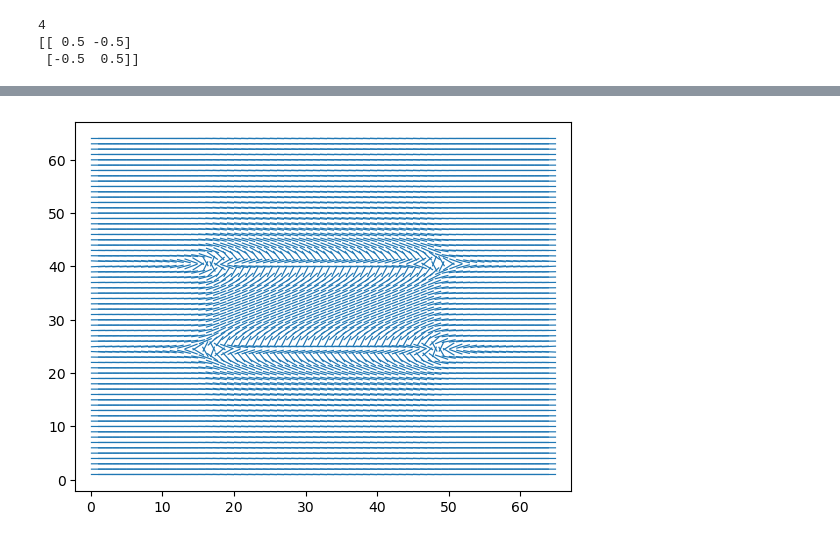
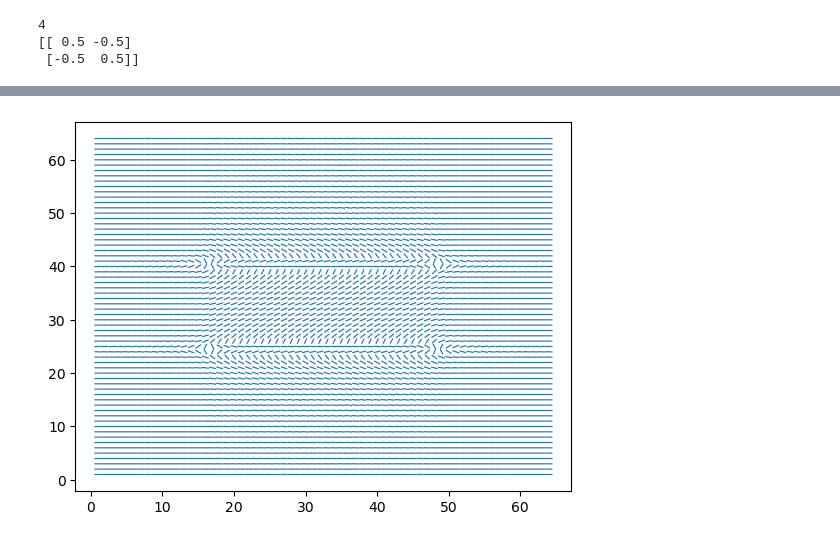
Before and after one commit to mdeutsc2/QtensorFEM, a Jupyter notebook: scripts/director_test.ipynb, the cells around one changed output, grey strips where cells are left out. Drawn from its saved outputs; the diff is of its cells as text; code cells hidden in the pictures.

```diff
--- a/scripts/director_test.ipynb
+++ b/scripts/director_test.ipynb
@@ -54,7 +54,12 @@ def gen_defects(lx,ly,anch):
                     yy[id] = yy[id] + (1.0-(anch.yspacing*(anch.ydefects+1.0))/ly)*(ly/2)
                 else:
                     yy[id] = jj*(ly)/(anch.xdefects+1.0)*0.5
-                q[id] = anch.defect_arr[ii-1,jj-1]
+                # if (ii-1 < 0):
+                #     ii = 0
+                # if (jj-1 < 0):
+                #     jj = 0
+                print(anch.defect_arr.shape)
+                q[id] = anch.defect_arr[jj-1,ii-1]
                 id = id + 1
     else:
         id = 1
@@ -78,9 +102,9 @@ nx,ny,nz = gen_defects(lx,ly,pz_anch)
 # %%
 fig,ax = plt.subplots(1,1)
 x,y = np.meshgrid(np.arange(1,lx+1,1),np.arange(1,ly+1,1))
 u = nx
 v = ny
-quiver = ax.quiver(x,y,u,v,pivot='mid',headlength=0,headwidth=0,headaxislength=0,color="tab:blue",scale_units='xy',scale=0.25)
+quiver = ax.quiver(x,y,u,v,pivot='mid',headlength=0,headwidth=0,headaxislength=0,color="tab:blue",scale_units='xy',scale=0.5)
 plt.show()
 # %% [output]
-[figure, old version]
+[figure, new version]
```
Also changed, not shown: parts of 2 cells of this notebook, 4 other files.
